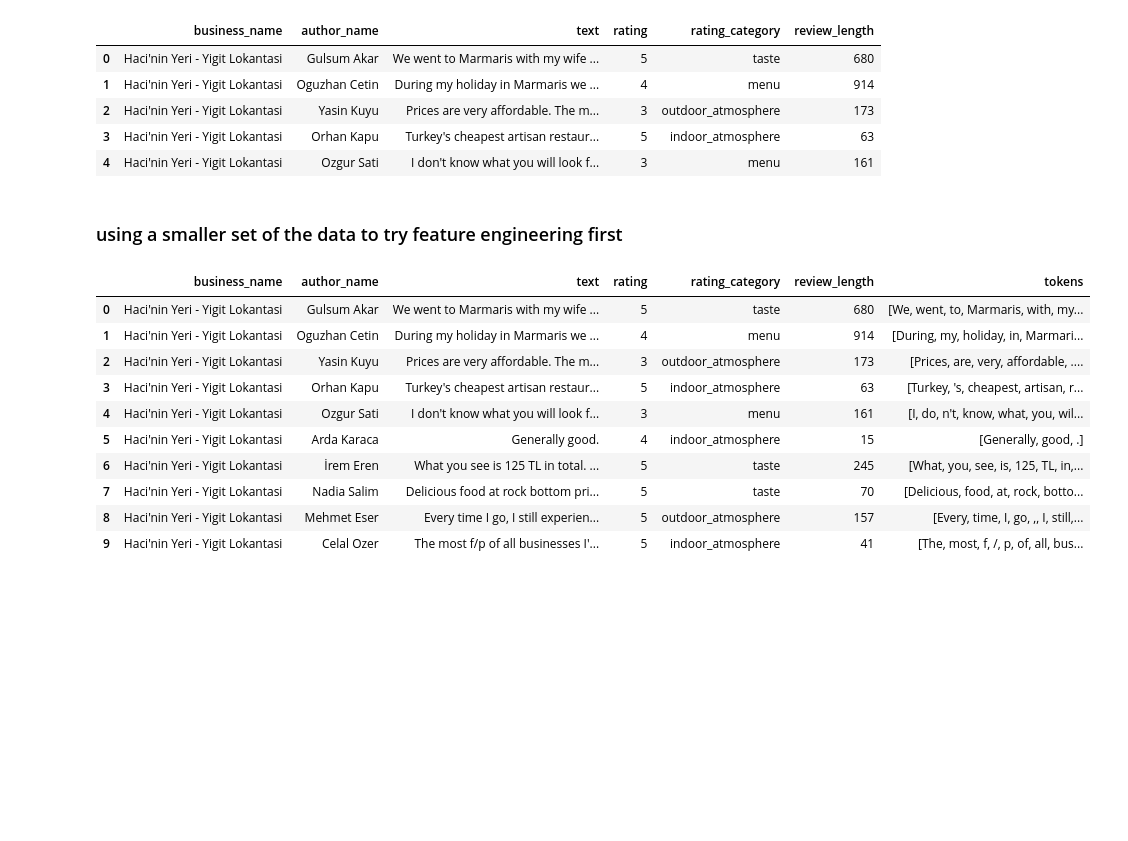
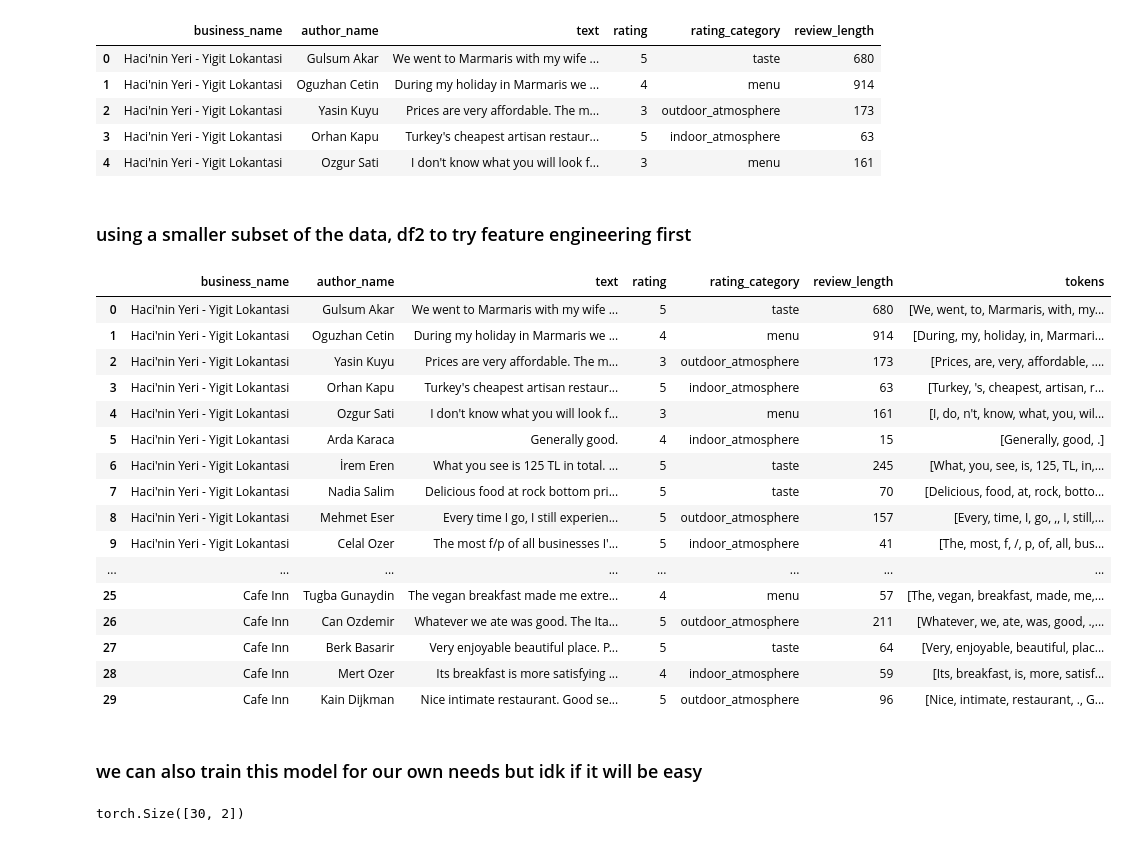
Before and after one commit to atharshlakshmi/techjam, a Jupyter notebook: feature_engineering/notebook.ipynb, the cells around one changed output. Drawn from its saved outputs; the diff is of its cells as text; code cells hidden in the pictures; blank space fills up the shorter version.

```diff
--- a/feature_engineering/notebook.ipynb
+++ b/feature_engineering/notebook.ipynb
@@ -24,33 +24,41 @@ df.head()
 | 3 | Haci'nin Yeri - Yigit Lokantasi | Orhan Kapu | Turkey's cheapest artisan restaur... | 5 | indoor_atmosphere | 63 |
 | 4 | Haci'nin Yeri - Yigit Lokantasi | Ozgur Sati | I don't know what you will look f... | 3 | menu | 161 |
 # %% [markdown]
-### using a smaller set of the data to try feature engineering first
+### using a smaller subset of the data, df2 to try feature engineering first
 # %%
 import spacy
 
-df2 = df.head(10).copy()  # Always copy when modifying
+df2 = df.head(30).copy()  # Always copy when modifying
 nlp = spacy.load("en_core_web_sm")
 
 tokens_list = []
 for text in df2["text"]:
     doc = nlp(text)
     tokens_list.append([token.text for token in doc])
 
 df2["tokens"] = tokens_list
 
 df2
 # %% [output]
 |  | business_name | author_name | text | rating | rating_category | review_length | tokens |
 | 0 | Haci'nin Yeri - Yigit Lokantasi | Gulsum Akar | We went to Marmaris with my wife ... | 5 | taste | 680 | [We, went, to, Marmaris, with, my... |
 | 1 | Haci'nin Yeri - Yigit Lokantasi | Oguzhan Cetin | During my holiday in Marmaris we ... | 4 | menu | 914 | [During, my, holiday, in, Marmari... |
 | 2 | Haci'nin Yeri - Yigit Lokantasi | Yasin Kuyu | Prices are very affordable. The m... | 3 | outdoor_atmosphere | 173 | [Prices, are, very, affordable, .... |
 | 3 | Haci'nin Yeri - Yigit Lokantasi | Orhan Kapu | Turkey's cheapest artisan restaur... | 5 | indoor_atmosphere | 63 | [Turkey, 's, cheapest, artisan, r... |
 | 4 | Haci'nin Yeri - Yigit Lokantasi | Ozgur Sati | I don't know what you will look f... | 3 | menu | 161 | [I, do, n't, know, what, you, wil... |
 | 5 | Haci'nin Yeri - Yigit Lokantasi | Arda Karaca | Generally good. | 4 | indoor_atmosphere | 15 | [Generally, good, .] |
 | 6 | Haci'nin Yeri - Yigit Lokantasi | İrem Eren | What you see is 125 TL in total. ... | 5 | taste | 245 | [What, you, see, is, 125, TL, in,... |
 | 7 | Haci'nin Yeri - Yigit Lokantasi | Nadia Salim | Delicious food at rock bottom pri... | 5 | taste | 70 | [Delicious, food, at, rock, botto... |
 | 8 | Haci'nin Yeri - Yigit Lokantasi | Mehmet Eser | Every time I go, I still experien... | 5 | outdoor_atmosphere | 157 | [Every, time, I, go, ,, I, still,... |
 | 9 | Haci'nin Yeri - Yigit Lokantasi | Celal Ozer | The most f/p of all businesses I'... | 5 | indoor_atmosphere | 41 | [The, most, f, /, p, of, all, bus... |
+| ... | ... | ... | ... | ... | ... | ... | ... |
+| 25 | Cafe Inn | Tugba Gunaydin | The vegan breakfast made me extre... | 4 | menu | 57 | [The, vegan, breakfast, made, me,... |
+| 26 | Cafe Inn | Can Ozdemir | Whatever we ate was good. The Ita... | 5 | outdoor_atmosphere | 211 | [Whatever, we, ate, was, good, .,... |
+| 27 | Cafe Inn | Berk Basarir | Very enjoyable beautiful place. P... | 5 | taste | 64 | [Very, enjoyable, beautiful, plac... |
+| 28 | Cafe Inn | Mert Ozer | Its breakfast is more satisfying ... | 4 | indoor_atmosphere | 59 | [Its, breakfast, is, more, satisf... |
+| 29 | Cafe Inn | Kain Dijkman | Nice intimate restaurant. Good se... | 5 | outdoor_atmosphere | 96 | [Nice, intimate, restaurant, ., G... |
+# %% [markdown]
+### we can also train this model for our own needs but idk if it will be easy
 # %%
 from sentence_transformers import SentenceTransformer, util
 
@@ -64,6 +72,8 @@ reference_embeddings = model.encode(["restaurant", "food"], convert_to_tensor=Tr
 # 3. Calculate pairwise cosine similarities
 similarity_matrix = util.cos_sim(text_embeddings, reference_embeddings)
 
+print(similarity_matrix.shape)
+
 # 4. For each text, get similarity scores to both references
 similarity_scores = []
 for i in range(len(df2)):
@@ -74,6 +84,8 @@ for i in range(len(df2)):
 df2["similarity_scores"] = similarity_scores
 
 # This will give you a list for each row: [similarity_to_restaurant, similarity_to_food]
+# %% [output]
+torch.Size([30, 2])
 # %%
 df2
 # %% [output]
```
Also changed, not shown: parts of 3 cells of this notebook, 1 other file.
